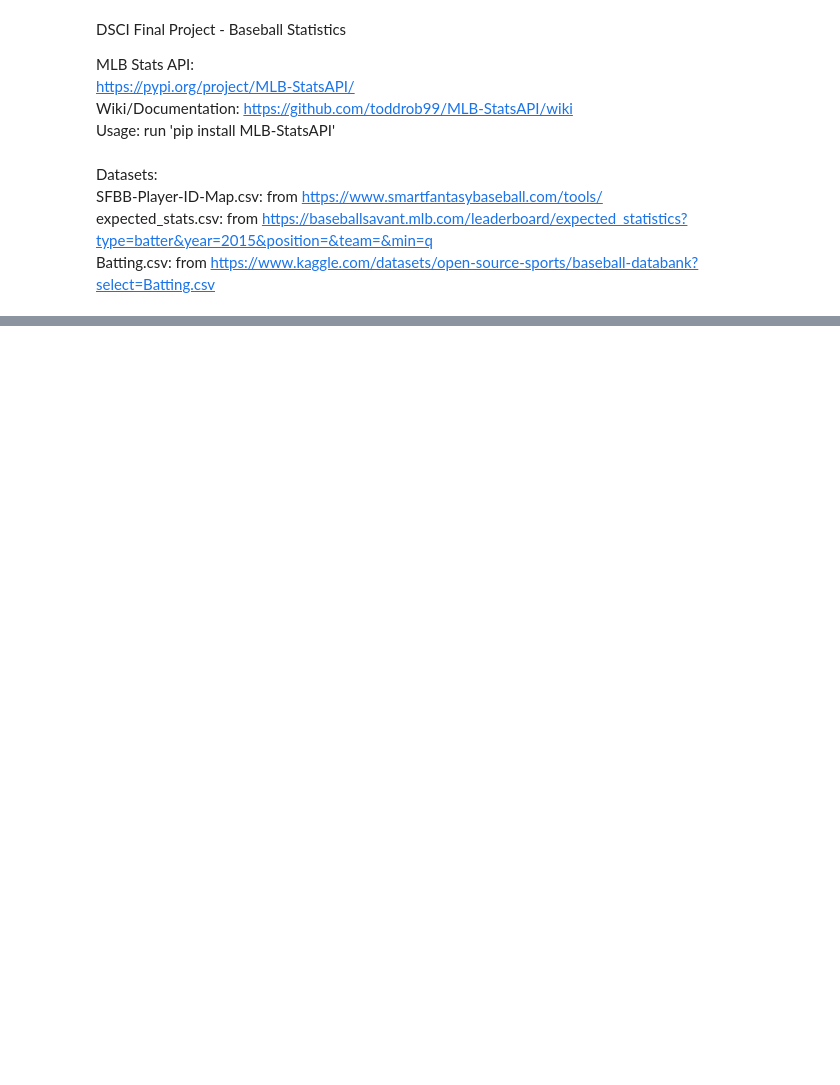
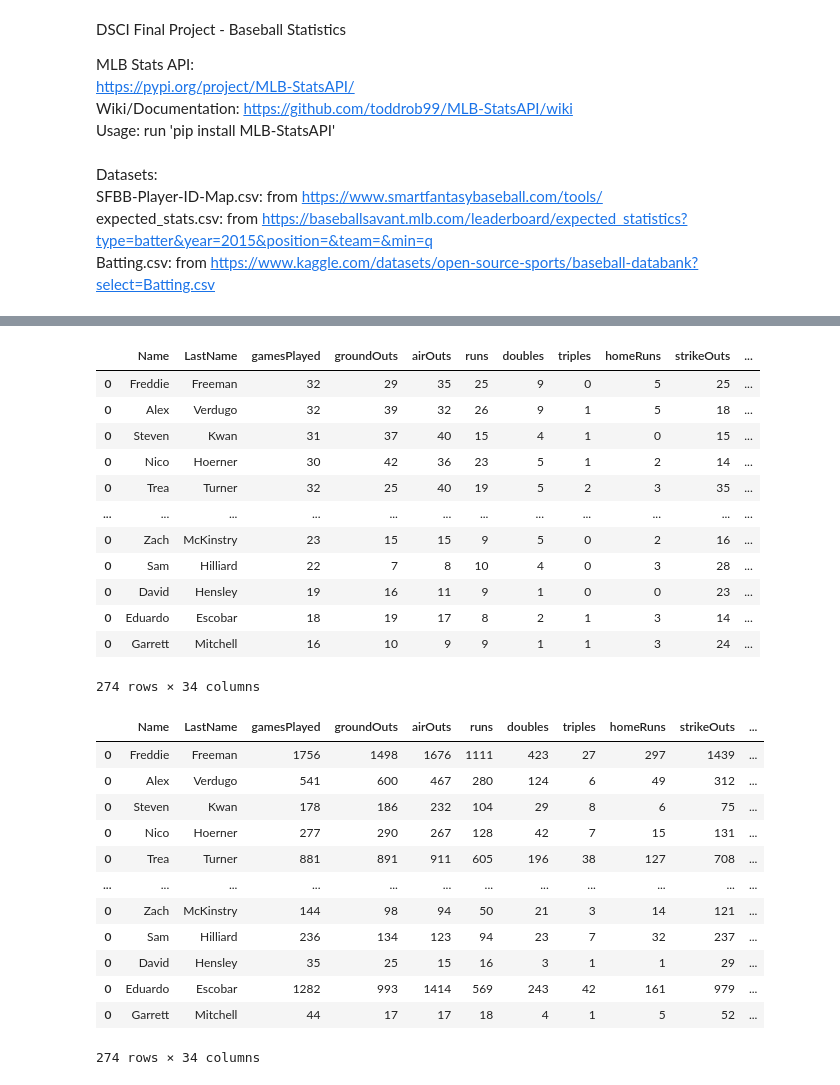
Before and after one commit to homan-jonathan/DSCI-Final-Project, a Jupyter notebook: FinalProject.ipynb, the cells around one changed output, grey strips where cells are left out. Cells and saved outputs as stored; diff of their text form; code cells hidden in the pictures; blank space fills up the shorter version.

```diff
--- a/FinalProject.ipynb
+++ b/FinalProject.ipynb
@@ -96,19 +95,0 @@ display(exp_stats)
-# %%
-#print( statsapi.standings(leagueId=103,date='05/01/2023') )
-#print( statsapi.player_stats(next(x['id'] for x in statsapi.get('sports_players',{'season':2018,'gameType':'W'})['people'] if x['fullName']=='Juan Soto'), 'hitting', 'season') )
-#player = 677551
-# for data_name in exp_stats['Name']:
-#     players.append(data_name)
-#print(players)
-
-exp_stats_2015 = exp_stats
-
-with open('test_current_players.txt', 'w') as f:
-    # for player in players:
-    #     try:
-    #         f.write(api.player_stats(next(x['id'] for x in statsapi.get('sports_players',{'season':2018,'gameType':'W'})['people'] if x['fullName']==player), 'hitting', 'season'))
-    #     except:
-    #         print("Player Name not found in MLB Stats API")
-    #
-    for playerID in exp_stats['ID']:
-        f.write(api.player_stats(playerID, group='hitting', type='season'))
@@ -114,0 +137,43 @@ with open('test_current_players.txt', 'w') as f:
+# %%
+
+
+df_for_api_call = exp_stats[exp_stats.Year == 2023].drop_duplicates(subset=['Name'], keep=False)
+player_season = pd.DataFrame()
+player_career = pd.DataFrame()
+
+for playerID in df_for_api_call['ID']:
+    #f.write(api.player_stats(playerID, group='hitting', type='season'))
+    season_data = parse_player_api_data(api.player_stats(playerID, group='hitting', type='season'))
+    career_data = parse_player_api_data(api.player_stats(playerID, group='hitting', type='career'))
+    player_season = player_season.append(season_data)
+    player_career = player_career.append(career_data)
+
+display(player_season)
+display(player_career)
+# %% [output]
+|  | Name | LastName | gamesPlayed | groundOuts | airOuts | runs | doubles | triples | homeRuns | strikeOuts | ... |
+| 0 | Freddie | Freeman | 32 | 29 | 35 | 25 | 9 | 0 | 5 | 25 | ... |
+| 0 | Alex | Verdugo | 32 | 39 | 32 | 26 | 9 | 1 | 5 | 18 | ... |
+| 0 | Steven | Kwan | 31 | 37 | 40 | 15 | 4 | 1 | 0 | 15 | ... |
+| 0 | Nico | Hoerner | 30 | 42 | 36 | 23 | 5 | 1 | 2 | 14 | ... |
+| 0 | Trea | Turner | 32 | 25 | 40 | 19 | 5 | 2 | 3 | 35 | ... |
+| ... | ... | ... | ... | ... | ... | ... | ... | ... | ... | ... | ... |
+| 0 | Zach | McKinstry | 23 | 15 | 15 | 9 | 5 | 0 | 2 | 16 | ... |
+| 0 | Sam | Hilliard | 22 | 7 | 8 | 10 | 4 | 0 | 3 | 28 | ... |
+| 0 | David | Hensley | 19 | 16 | 11 | 9 | 1 | 0 | 0 | 23 | ... |
+| 0 | Eduardo | Escobar | 18 | 19 | 17 | 8 | 2 | 1 | 3 | 14 | ... |
+| 0 | Garrett | Mitchell | 16 | 10 | 9 | 9 | 1 | 1 | 3 | 24 | ... |
+274 rows × 34 columns
+|  | Name | LastName | gamesPlayed | groundOuts | airOuts | runs | doubles | triples | homeRuns | strikeOuts | ... |
+| 0 | Freddie | Freeman | 1756 | 1498 | 1676 | 1111 | 423 | 27 | 297 | 1439 | ... |
+| 0 | Alex | Verdugo | 541 | 600 | 467 | 280 | 124 | 6 | 49 | 312 | ... |
+| 0 | Steven | Kwan | 178 | 186 | 232 | 104 | 29 | 8 | 6 | 75 | ... |
+| 0 | Nico | Hoerner | 277 | 290 | 267 | 128 | 42 | 7 | 15 | 131 | ... |
+| 0 | Trea | Turner | 881 | 891 | 911 | 605 | 196 | 38 | 127 | 708 | ... |
+| ... | ... | ... | ... | ... | ... | ... | ... | ... | ... | ... | ... |
+| 0 | Zach | McKinstry | 144 | 98 | 94 | 50 | 21 | 3 | 14 | 121 | ... |
+| 0 | Sam | Hilliard | 236 | 134 | 123 | 94 | 23 | 7 | 32 | 237 | ... |
+| 0 | David | Hensley | 35 | 25 | 15 | 16 | 3 | 1 | 1 | 29 | ... |
+| 0 | Eduardo | Escobar | 1282 | 993 | 1414 | 569 | 243 | 42 | 161 | 979 | ... |
+| 0 | Garrett | Mitchell | 44 | 17 | 17 | 18 | 4 | 1 | 5 | 52 | ... |
+274 rows × 34 columns
```
Also changed, not shown: parts of 3 cells of this notebook, 4 other files.
